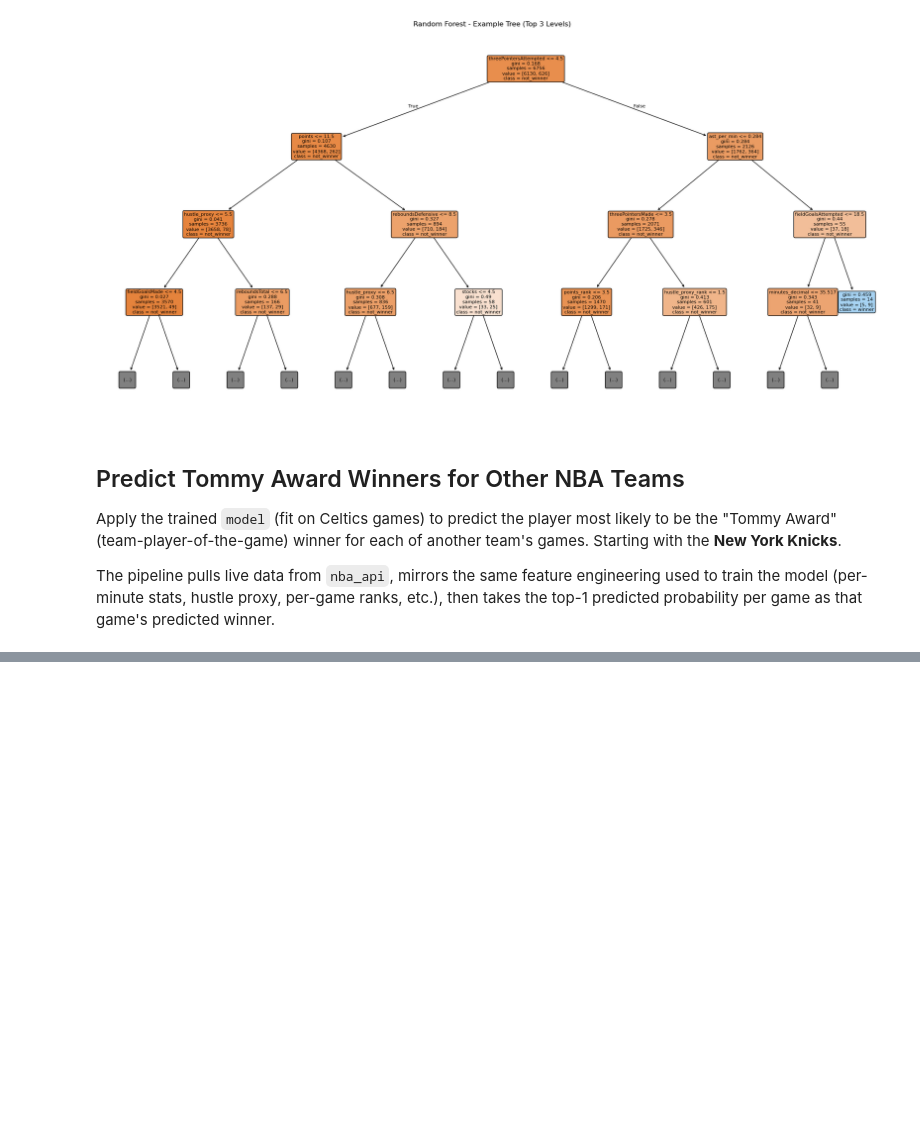
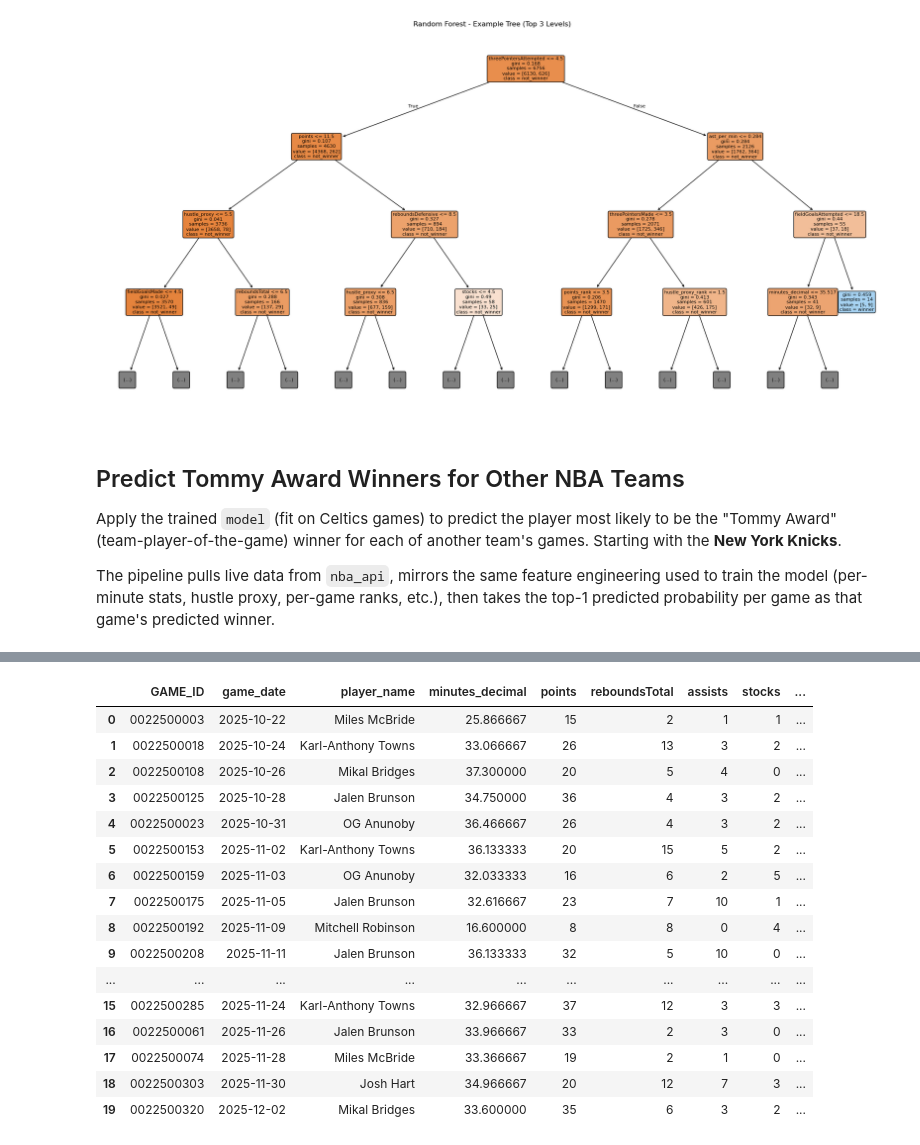
Before and after one commit to Tttaussig33/tommy-award-analysis, a Jupyter notebook: predict_tommy_award_other_teams.ipynb, the cells around one changed output, grey strips where cells are left out. Saved outputs shown, nothing was run; the diff lists cells and outputs as text; code cells hidden in the pictures; blank space fills up the shorter version.

Commit message:
Make Knicks columns same as Celtics columns

```diff
--- a/predict_tommy_award_other_teams.ipynb
+++ b/predict_tommy_award_other_teams.ipynb
@@ -841,0 +841,68 @@ Saved season win counts -> predictions/new_york_knicks_2024-25_predicted_tommy_c
+# %%
+def summarize_season(scored_df, season, team_name):
+    """In-memory per-season summary - no CSV writes.
+
+    Per-season detail (including pred_prob) is already saved in the enriched CSV.
+    We only show winners and counts for visibility, then roll everything up
+    into a single combined CSV across seasons.
+    """
+    if scored_df.empty:
+        print(f"[{season}] No scored rows - skipping.")
+        return None
+
+    winner_idx = scored_df.groupby("GAME_ID")["pred_prob"].idxmax()
+    predicted_winners = (
+        scored_df.loc[winner_idx]
+        .sort_values("game_date")
+        .reset_index(drop=True)
+    )
+
+    winner_cols = [
+        "GAME_ID", "game_date", "player_name", "minutes_decimal",
+        "points", "reboundsTotal", "assists", "stocks",
+        "plusMinusPoints", "pred_prob",
+    ]
+    winner_cols = [c for c in winner_cols if c in predicted_winners.columns]
+
+    print(f"\n[{season}] Predicted Tommy Award winner per game - {team_name}")
+    display(predicted_winners[winner_cols].head(20))
+
+    winner_counts = (
+        predicted_winners.groupby("player_name")
+        .size()
+        .reset_index(name="predicted_wins")
+        .sort_values("predicted_wins", ascending=False)
+        .reset_index(drop=True)
+    )
+    print(f"[{season}] Season-long Tommy Award tally:")
+    display(winner_counts)
+
+    return {
+        "predicted_winners": predicted_winners,
+        "winner_counts": winner_counts,
+    }
+
+
+season_summaries = {}
+for season, scored in scored_by_season.items():
+    season_summaries[season] = summarize_season(
+        scored_df=scored,
+        season=season,
+        team_name=TARGET_TEAM_NAME,
+    )
+
+valid_counts = [s["winner_counts"].assign(season=season) for season, s in season_summaries.items() if s is not None]
+if valid_counts:
+    combined_counts = (
+        pd.concat(valid_counts, ignore_index=True)
+        .pivot_table(index="player_name", columns="season", values="predicted_wins", fill_value=0)
+        .assign(total=lambda d: d.sum(axis=1))
+        .sort_values("total", ascending=False)
+    )
+    print(f"\nCombined predicted Tommy Award tally for {TARGET_TEAM_NAME} across {list(season_summaries.keys())}:")
+    display(combined_counts)
+
+    combined_out = predictions_dir / f"{team_slug}_predicted_tommy_counts_combined.csv"
+    combined_counts.to_csv(combined_out)
+    print(f"Saved combined cross-season tally to {combined_out}")
+# %% [output]
@@ -841,0 +939,17 @@ Saved season win counts -> predictions/new_york_knicks_2024-25_predicted_tommy_c
+|  | GAME_ID | game_date | player_name | minutes_decimal | points | reboundsTotal | assists | stocks | ... |
+| 0 | 0022500003 | 2025-10-22 | Miles McBride | 25.866667 | 15 | 2 | 1 | 1 | ... |
+| 1 | 0022500018 | 2025-10-24 | Karl-Anthony Towns | 33.066667 | 26 | 13 | 3 | 2 | ... |
+| 2 | 0022500108 | 2025-10-26 | Mikal Bridges | 37.300000 | 20 | 5 | 4 | 0 | ... |
+| 3 | 0022500125 | 2025-10-28 | Jalen Brunson | 34.750000 | 36 | 4 | 3 | 2 | ... |
+| 4 | 0022500023 | 2025-10-31 | OG Anunoby | 36.466667 | 26 | 4 | 3 | 2 | ... |
+| 5 | 0022500153 | 2025-11-02 | Karl-Anthony Towns | 36.133333 | 20 | 15 | 5 | 2 | ... |
+| 6 | 0022500159 | 2025-11-03 | OG Anunoby | 32.033333 | 16 | 6 | 2 | 5 | ... |
+| 7 | 0022500175 | 2025-11-05 | Jalen Brunson | 32.616667 | 23 | 7 | 10 | 1 | ... |
+| 8 | 0022500192 | 2025-11-09 | Mitchell Robinson | 16.600000 | 8 | 8 | 0 | 4 | ... |
+| 9 | 0022500208 | 2025-11-11 | Jalen Brunson | 36.133333 | 32 | 5 | 10 | 0 | ... |
+| ... | ... | ... | ... | ... | ... | ... | ... | ... | ... |
+| 15 | 0022500285 | 2025-11-24 | Karl-Anthony Towns | 32.966667 | 37 | 12 | 3 | 3 | ... |
+| 16 | 0022500061 | 2025-11-26 | Jalen Brunson | 33.966667 | 33 | 2 | 3 | 0 | ... |
+| 17 | 0022500074 | 2025-11-28 | Miles McBride | 33.366667 | 19 | 2 | 1 | 0 | ... |
+| 18 | 0022500303 | 2025-11-30 | Josh Hart | 34.966667 | 20 | 12 | 7 | 3 | ... |
+| 19 | 0022500320 | 2025-12-02 | Mikal Bridges | 33.600000 | 35 | 6 | 3 | 2 | ... |
```
Also changed, not shown: parts of 12 cells of this notebook, 9 other files.
